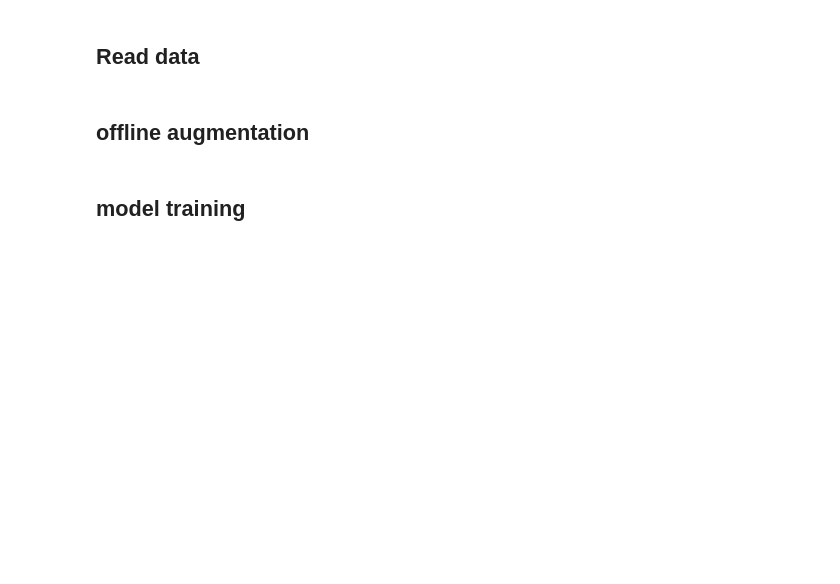
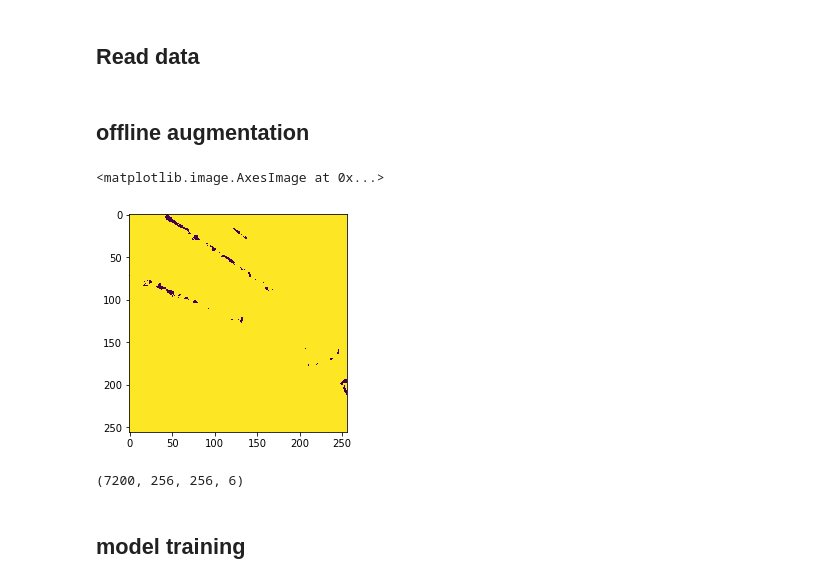
Before and after one commit to 458muda/cldl, a Jupyter notebook: jupyter_notebooks/deep_learning_basic_notebook.ipynb, the cells around one changed output. Cells and saved outputs as stored; diff of their text form; code cells hidden in the pictures; blank space fills up the shorter version.

```diff
--- a/jupyter_notebooks/deep_learning_basic_notebook.ipynb
+++ b/jupyter_notebooks/deep_learning_basic_notebook.ipynb
@@ -785,2 +777,12 @@ x_train, x_val, y_train, y_val = train_test_split(bands, label, test_size=0.2, r
 # %% [markdown]
 ## offline augmentation
+# %%
+import matplotlib.pyplot as plt
+
+x_train.shape, y_train.shape
+
+
+plt.imshow(y_train[0, :, :])
+# %% [output]
+<matplotlib.image.AxesImage at 0x...>
+[figure, added]
@@ -797,3 +796,7 @@ y_val = y_val.astype('float32')
+# %%
+x_train.shape
+# %% [output]
+(7200, 256, 256, 6)
 # %% [markdown]
 ## model training
 # %%
```
Also changed, not shown: parts of 18 cells of this notebook, 2 other files.
